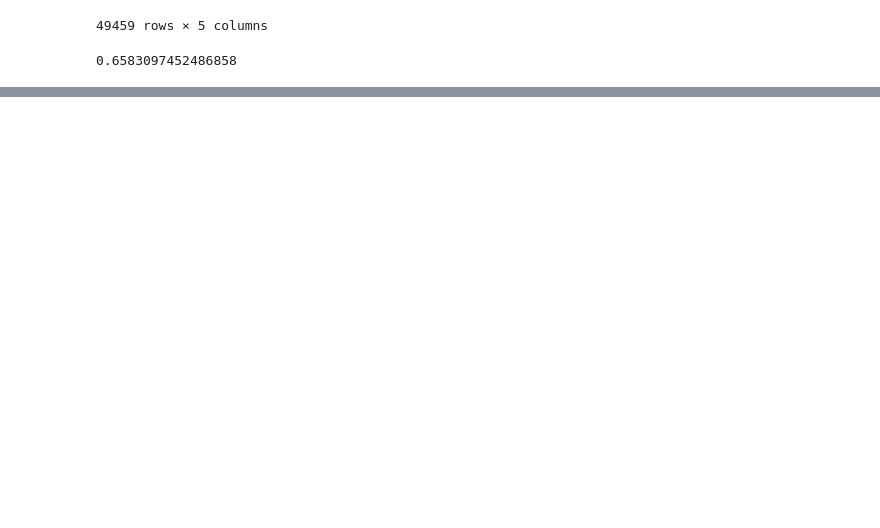
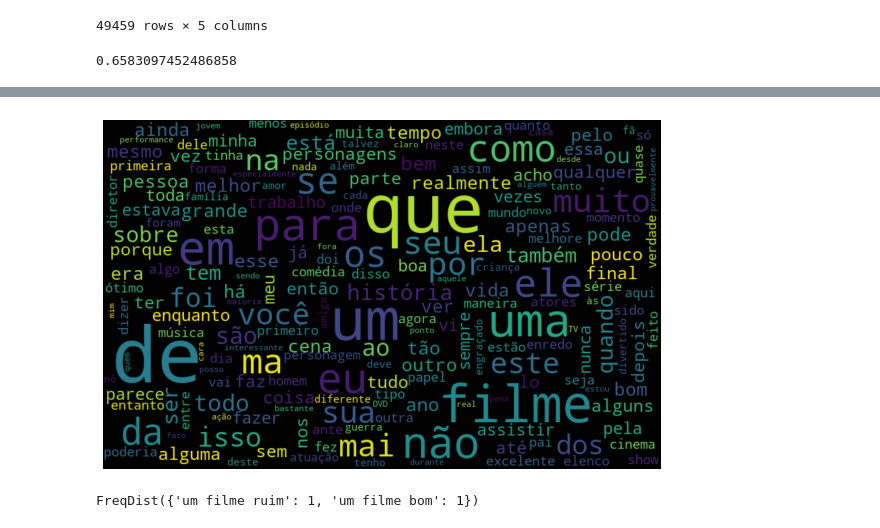
Before and after one commit to afonsoalrocha/linguagem-natural-critica-filmes, a Jupyter notebook: linguagem-natural-critica-filmes.ipynb, the cells around one changed output, grey strips where cells are left out. Cells and saved outputs as stored; diff of their text form; code cells hidden in the pictures; blank space fills up the shorter version.

```diff
--- a/linguagem-natural-critica-filmes.ipynb
+++ b/linguagem-natural-critica-filmes.ipynb
@@ -69,0 +72,13 @@ plt.show
+# %%
+def wordcloud_pos(resenhas, coluna_texto) :
+    resenhas_positivas = resenhas.query("sentiment == 'pos'")
+
+    todas_palavras = ' '.join([texto for texto in resenhas_positivas[coluna_texto]])
+
+    nuvem_palavras = WordCloud(width=800, height=500, max_font_size=110,
+                               collocations=False).generate(todas_palavras)
+
+    plt.figure(figsize=(10,7))
+    plt.imshow(nuvem_palavras, interpolation='bilinear')
+    plt.axis("off")
+    plt.show
@@ -69,0 +89,10 @@ plt.show
+# %%
+wordcloud_pos(resenha, "text_pt")
+# %% [output]
+[figure, added]
+# %%
+frase=['um filme ruim', 'um filme bom']
+frequencia = nltk.FreqDist(frase)
+frequencia
+# %% [output]
+FreqDist({'um filme ruim': 1, 'um filme bom': 1})
```
Also changed, not shown: parts of 5 cells of this notebook.
